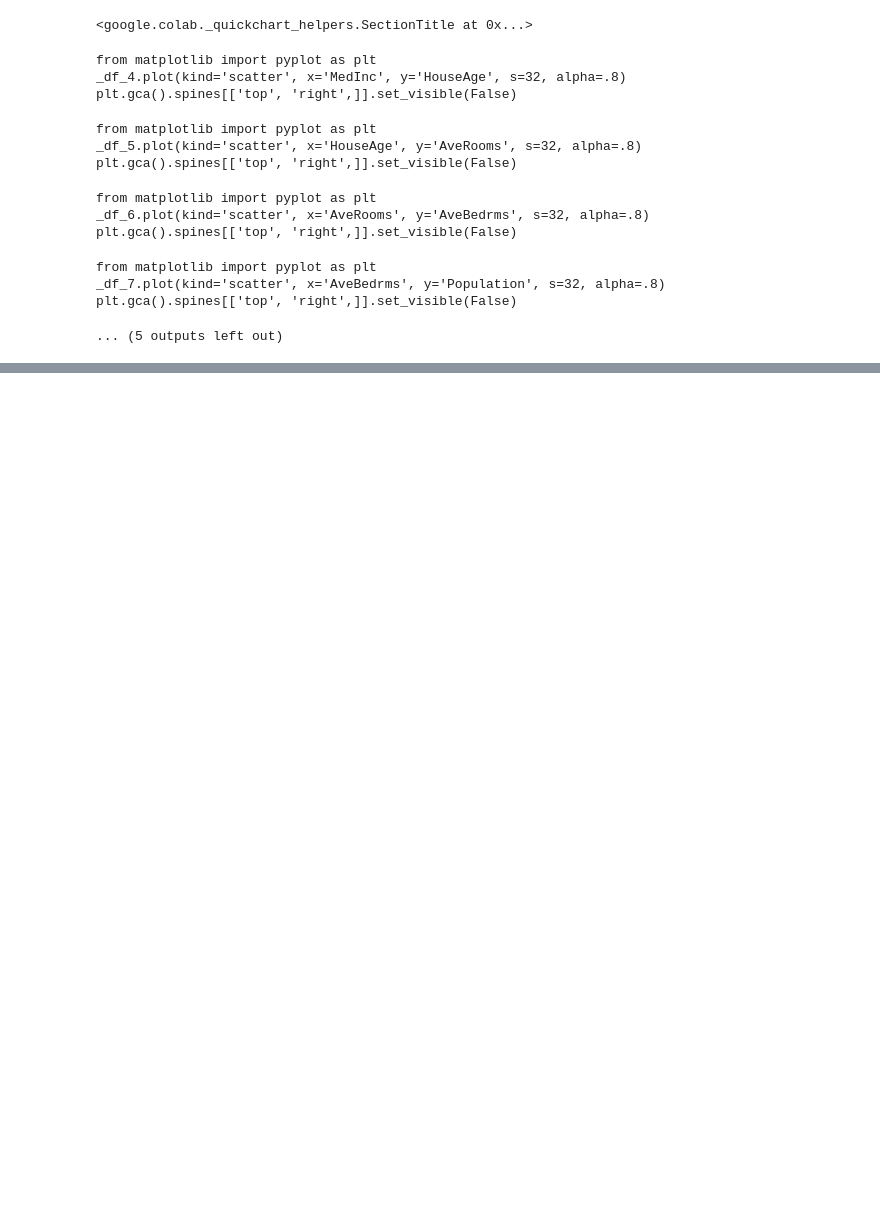
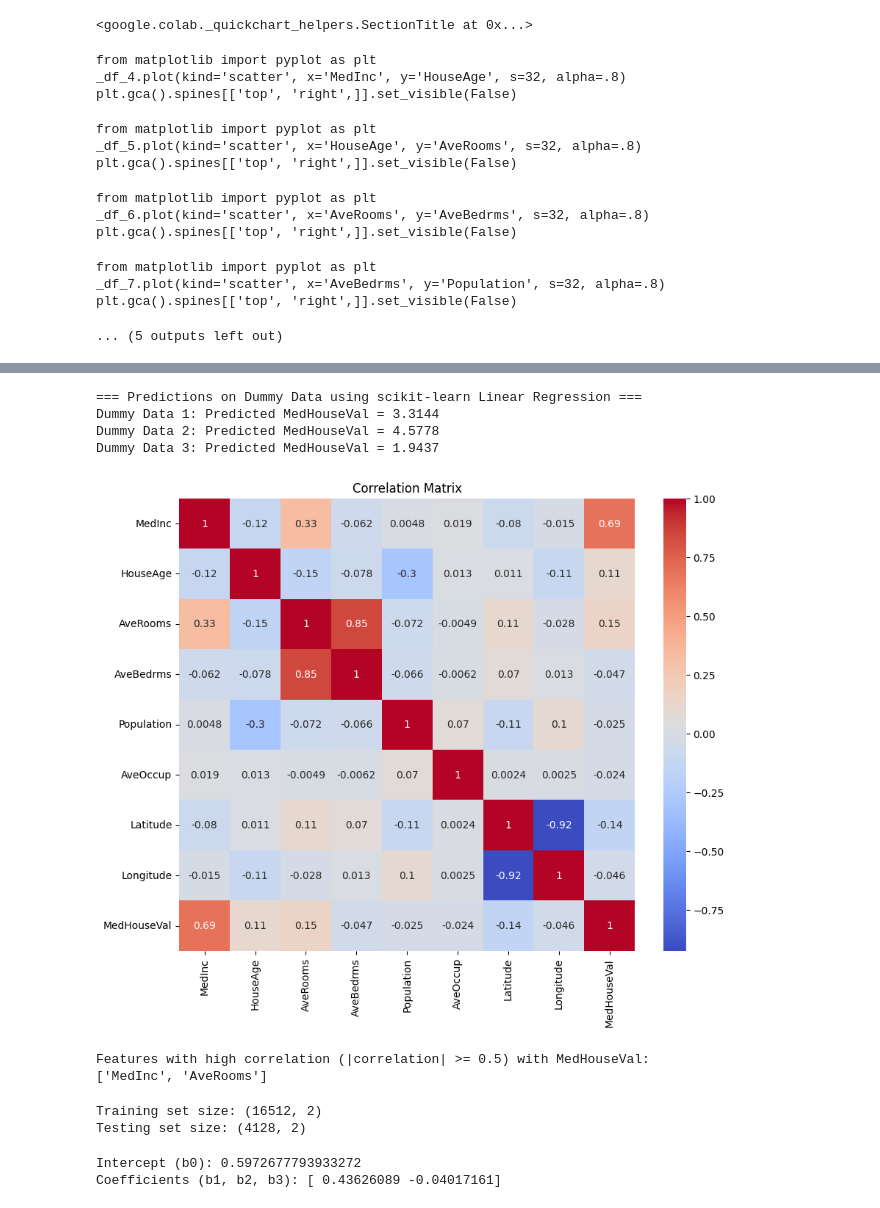
Before and after one commit to Abhijeet3407/Artifical-Inteligence, a Jupyter notebook: WEEK_2_Artificial_Intelligence.ipynb, the cells around one changed output, grey strips where cells are left out. Saved outputs shown, nothing was run; the diff lists cells and outputs as text; code cells hidden in the pictures; blank space fills up the shorter version.

```diff
--- a/WEEK_2_Artificial_Intelligence.ipynb
+++ b/WEEK_2_Artificial_Intelligence.ipynb
@@ -184,0 +294,77 @@ plt.gca().spines[['top', 'right',]].set_visible(False)
+# %%
+# Dummy data for prediction (same feature structure as X)
+dummy_data = pd.DataFrame({
+    'MedInc': [5.0, 8.0, 3.0],
+    'HouseAge': [30, 10, 40],
+    'AveRooms': [6.0, 5.0, 4.0],
+    'AveBedrms': [1.0, 1.5, 1.0],
+    'Population': [1000, 500, 2000],
+    'AveOccup': [3.0, 2.5, 4.0],
+    'Latitude': [34.0, 36.0, 38.0],
+    'Longitude': [-120.0, -121.0, -122.0]
+})
+
+# Predictions
+dummy_predictions = lr_model.predict(dummy_data)
+
+print("=== Predictions on Dummy Data using scikit-learn Linear Regression ===")
+for i, pred in enumerate(dummy_predictions, 1):
+    print(f"Dummy Data {i}: Predicted MedHouseVal = {pred:.4f}")
+# %% [output]
+=== Predictions on Dummy Data using scikit-learn Linear Regression ===
+Dummy Data 1: Predicted MedHouseVal = 3.3144
+Dummy Data 2: Predicted MedHouseVal = 4.5778
+Dummy Data 3: Predicted MedHouseVal = 1.9437
+# %%
+# Compute the correlation matrix
+corr_matrix = data.corr()
+
+# Display the correlation matrix
+plt.figure(figsize=(10,8))
+sns.heatmap(corr_matrix, annot=True, cmap='coolwarm')
+plt.title('Correlation Matrix')
+plt.show()
+# %% [output]
+[figure, added]
+# %%
+#We'll select features whose absolute correlation with MedHouseVal is greater than or equal to 0.5.
+# Get absolute correlations with the target variable
+corr_target = abs(corr_matrix['MedHouseVal'])
+
+# Select features with correlation >= 0.05
+high_corr_features = corr_target[corr_target >= 0.15].index.tolist()
+
+# Remove the target variable from the list
+high_corr_features.remove('MedHouseVal')
+
+print("Features with high correlation (|correlation| >= 0.5) with MedHouseVal:")
+print(high_corr_features)
+# %% [output]
+Features with high correlation (|correlation| >= 0.5) with MedHouseVal:
+['MedInc', 'AveRooms']
+# %%
+# Define the feature matrix X and target vector y using high correlation features
+X = data[high_corr_features]
+y = data['MedHouseVal']
+
+# Split the dataset into training and testing sets (80% train, 20% test)
+X_train, X_test, y_train, y_test = train_test_split(X, y, test_size=0.2, random_state=42)
+
+print(f"Training set size: {X_train.shape}")
+print(f"Testing set size: {X_test.shape}")
+# %% [output]
+Training set size: (16512, 2)
+Testing set size: (4128, 2)
+# %%
+# Initialize the Linear Regression model
+lr_model = LinearRegression()
+
+# Train the model on the scaled training data
+lr_model.fit(X_train, y_train)
+
+# Display the model's intercept and coefficients
+print(f"Intercept (b0): {lr_model.intercept_}")
+print(f"Coefficients (b1, b2, b3): {lr_model.coef_}")
+# %% [output]
+Intercept (b0): 0.5972677793933272
+Coefficients (b1, b2, b3): [ 0.43626089 -0.04017161]
```
Also changed, not shown: parts of 10 cells of this notebook.
